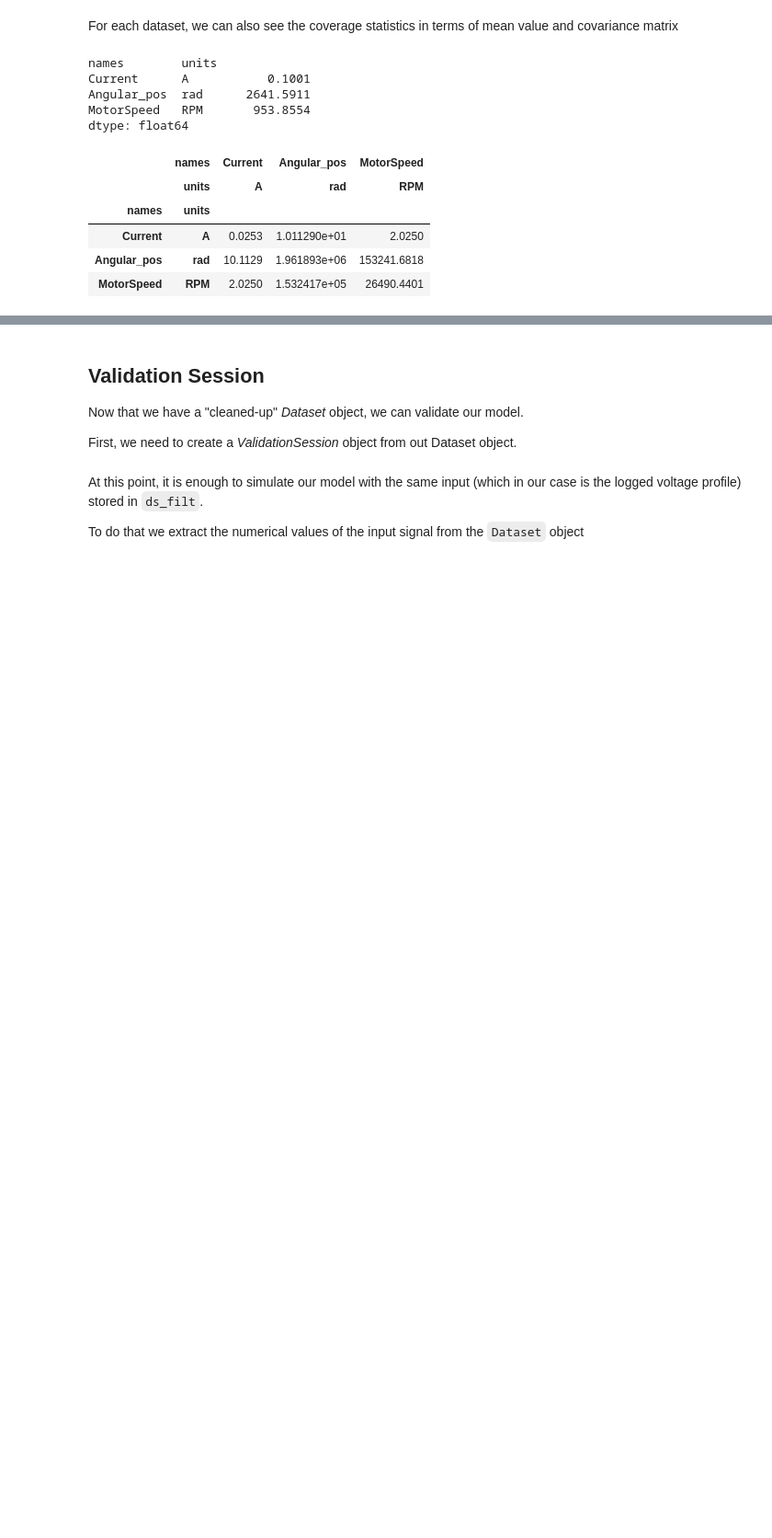
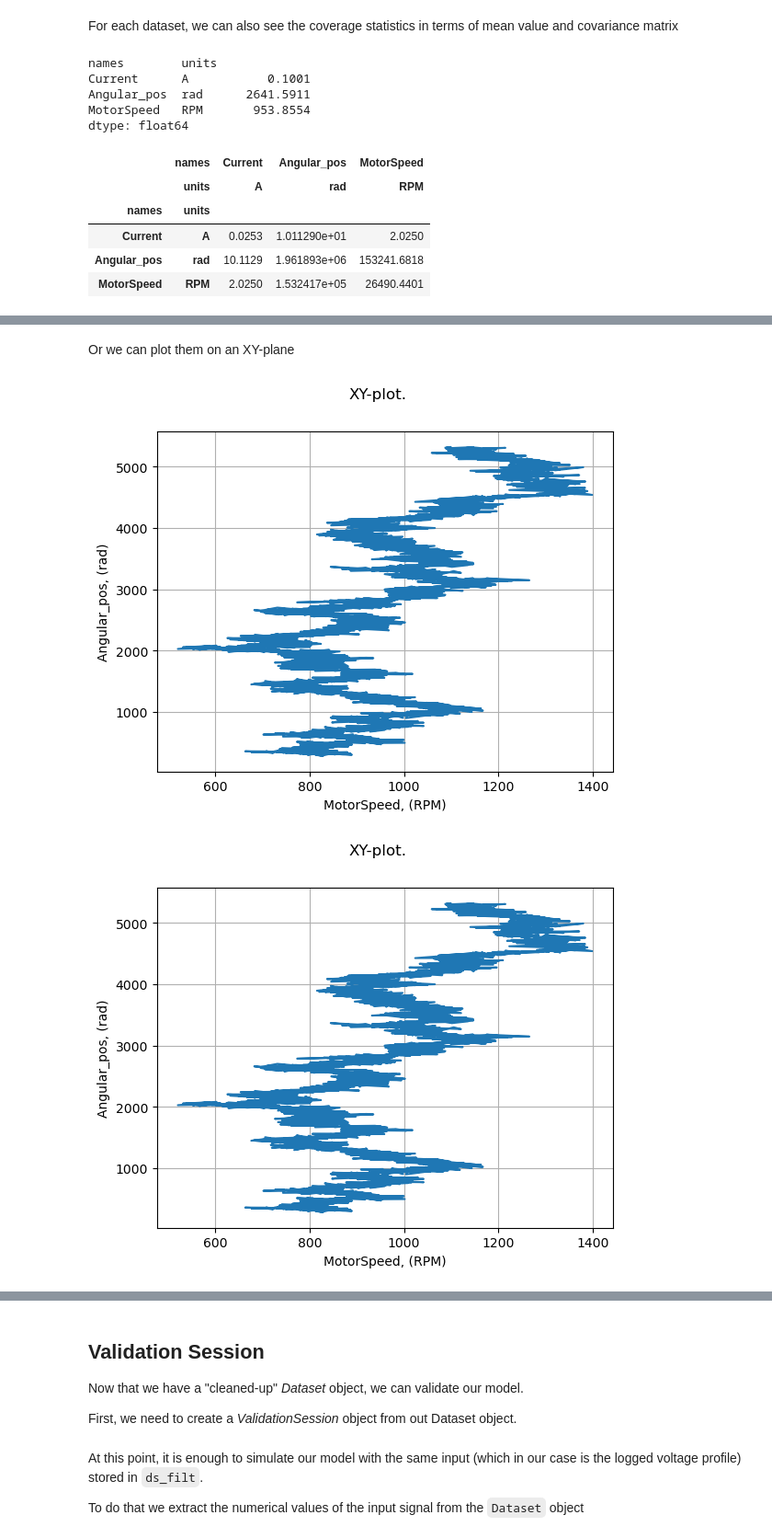
Before and after one commit to VolvoGroup/dymoval, a Jupyter notebook: scripts/tutorial.ipynb, the cells around one changed output, grey strips where cells are left out. Shown at 92% size. Saved outputs shown, nothing was run; the diff lists cells and outputs as text; code cells hidden in the pictures; blank space fills up the shorter version.

```diff
--- a/scripts/tutorial.ipynb
+++ b/scripts/tutorial.ipynb
@@ -181,0 +190,8 @@ See *dymoval*'s [documentation](https://volvogroup.github.io/dymoval/) to discov
+# %% [markdown]
+Or we can plot them on an XY-plane
+# %%
+
+ds.plotxy(("MotorSpeed","Angular_pos"))
+# %% [output]
+[figure, added]
+[figure, added]
```
Also changed, not shown: parts of 18 cells of this notebook, 2 other files.
